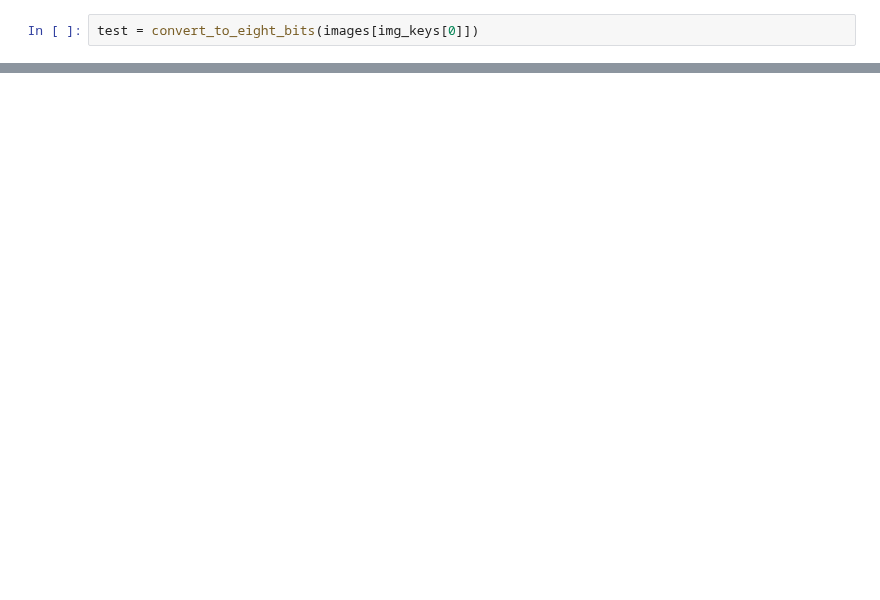
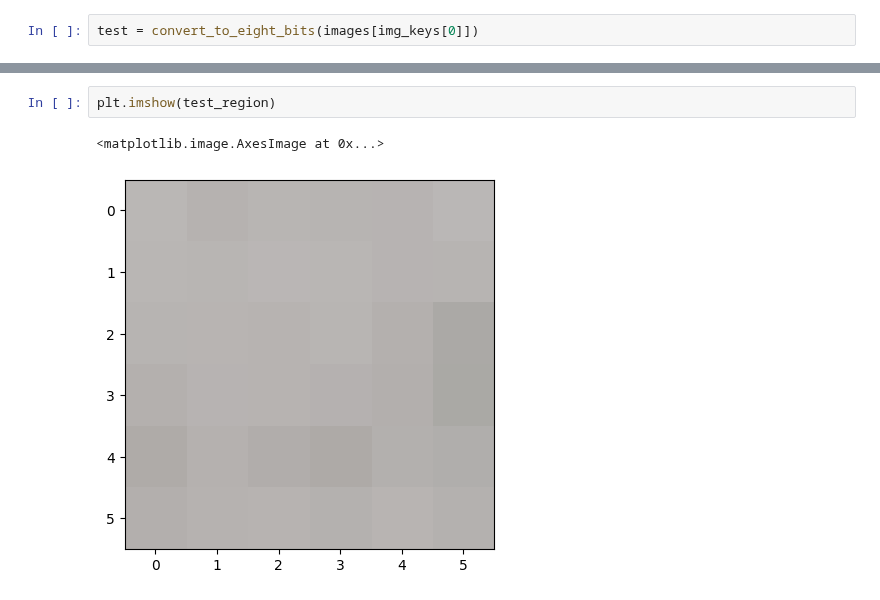
Before and after one commit to AguilarAngel9/Plant-Growth-Cycle-based-on-geospatial-data, a Jupyter notebook: ImageProcessing/centerPixels.ipynb, the cells around one changed output, grey strips where cells are left out. Saved outputs shown, nothing was run; the diff lists cells and outputs as text; blank space fills up the shorter version.

```diff
--- a/ImageProcessing/centerPixels.ipynb
+++ b/ImageProcessing/centerPixels.ipynb
@@ -112,0 +209,5 @@ array([[[38, 44, 19],
+# %%
+plt.imshow(test_region)
+# %% [output]
+<matplotlib.image.AxesImage at 0x...>
+[figure, added]
```
Also changed, not shown: parts of 9 cells of this notebook, 4 other files.
